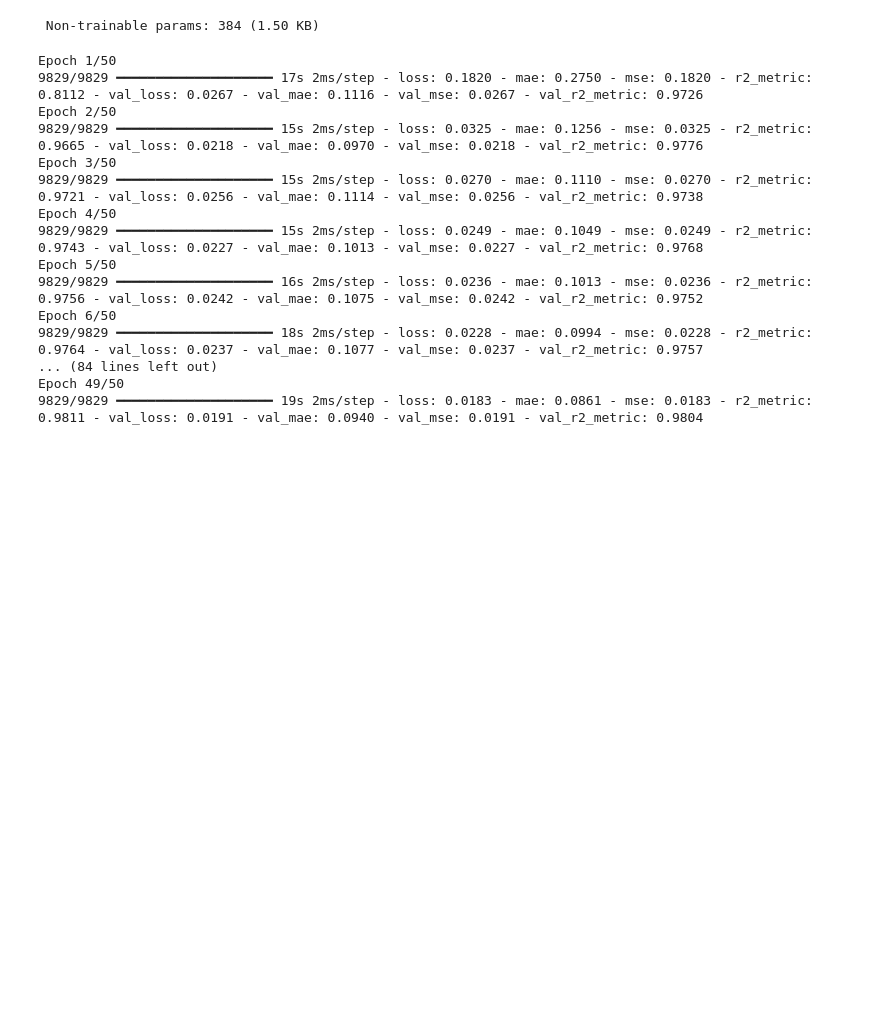
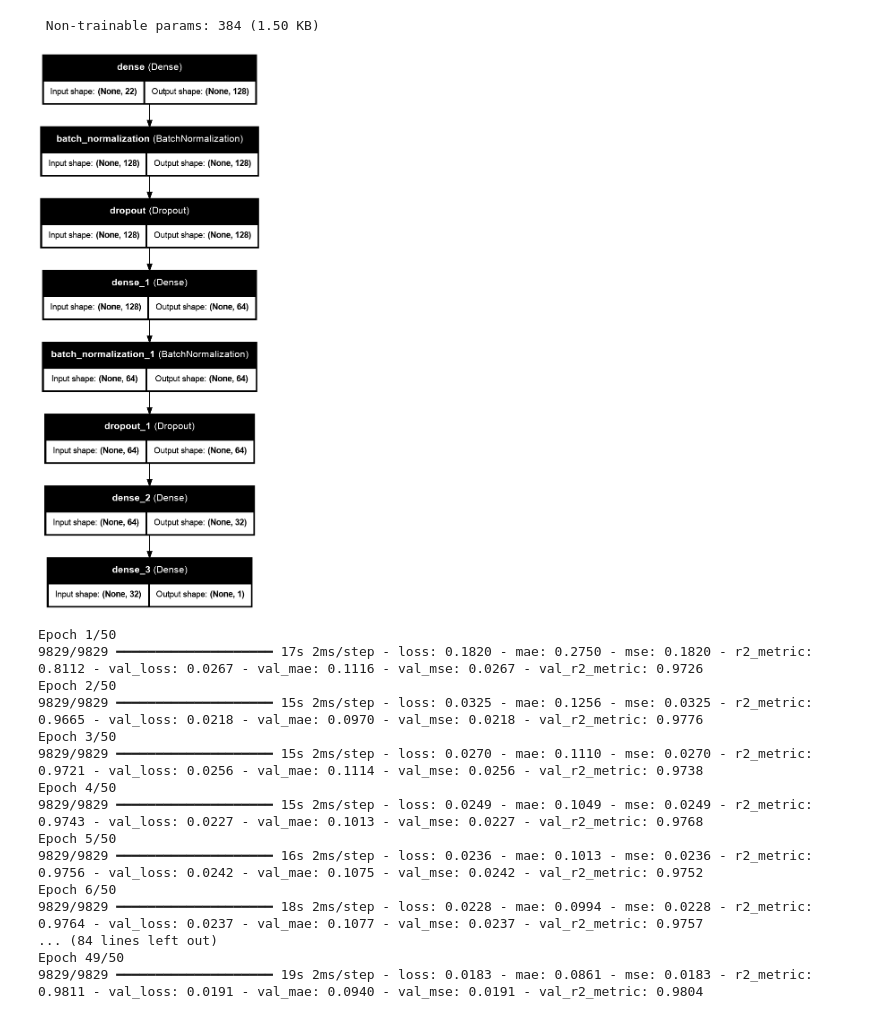
Before and after one commit to cristiano-nicolau/energy_consumption_prediction, a Jupyter notebook: FNN/FNN-model0.ipynb, the cells around one changed output. Saved outputs shown, nothing was run; the diff lists cells and outputs as text; code cells hidden in the pictures; blank space fills up the shorter version.

Commit message:
Implement FNN model enhancements for better performance

```diff
--- a/FNN/FNN-model0.ipynb
+++ b/FNN/FNN-model0.ipynb
@@ -92,6 +92,17 @@ Model: "sequential"
  Total params: 14,081 (55.00 KB)
  Trainable params: 13,697 (53.50 KB)
  Non-trainable params: 384 (1.50 KB)
+# %%
+from tensorflow.keras.utils import plot_model
+plot_model(
+    model,
+    to_file='model0_architecture.png',
+    show_shapes=True,
+    show_layer_names=True,
+    dpi=96
+)
+# %% [output]
+[figure, added]
 # %%
 history = model.fit(
     X_train_scaled, y_train_scaled,
```
Also changed, not shown: parts of 1 cell of this notebook, 6 other files.
